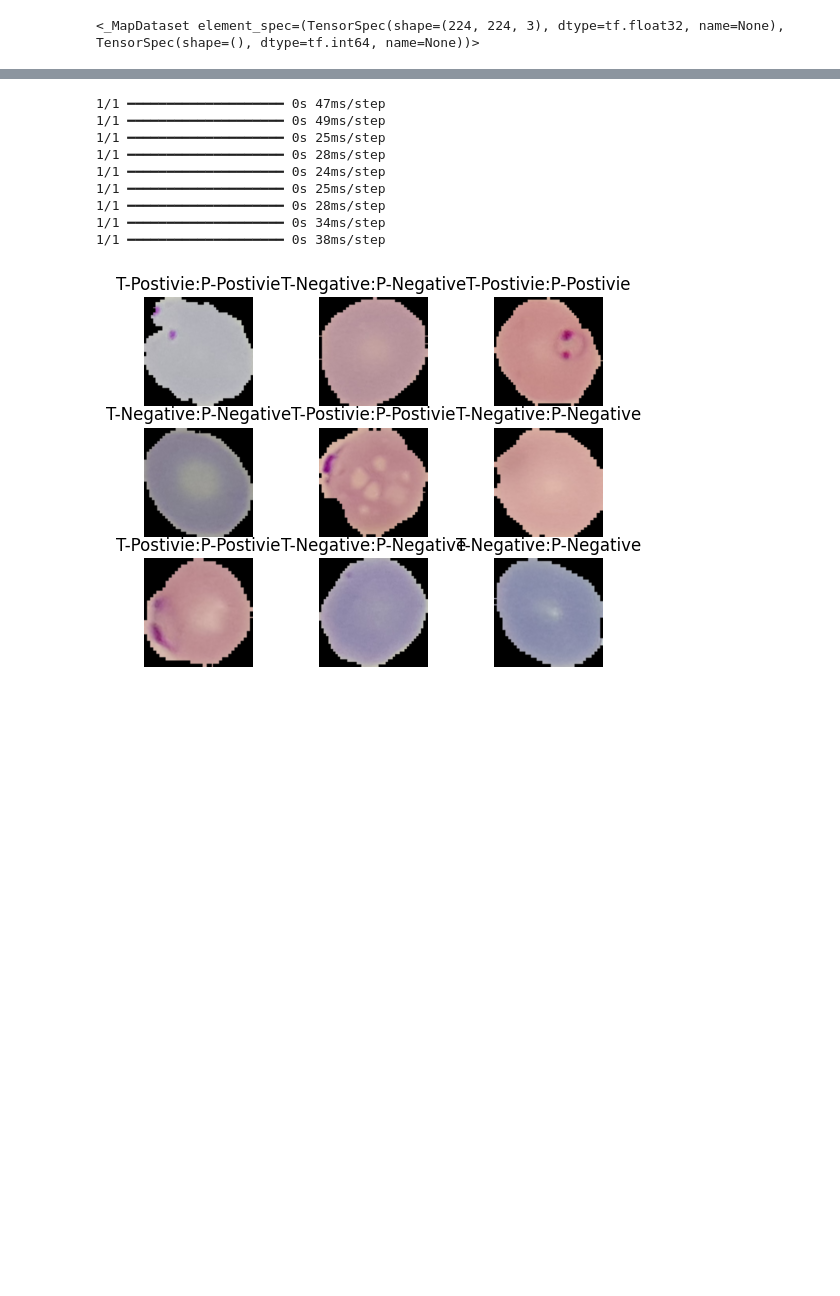
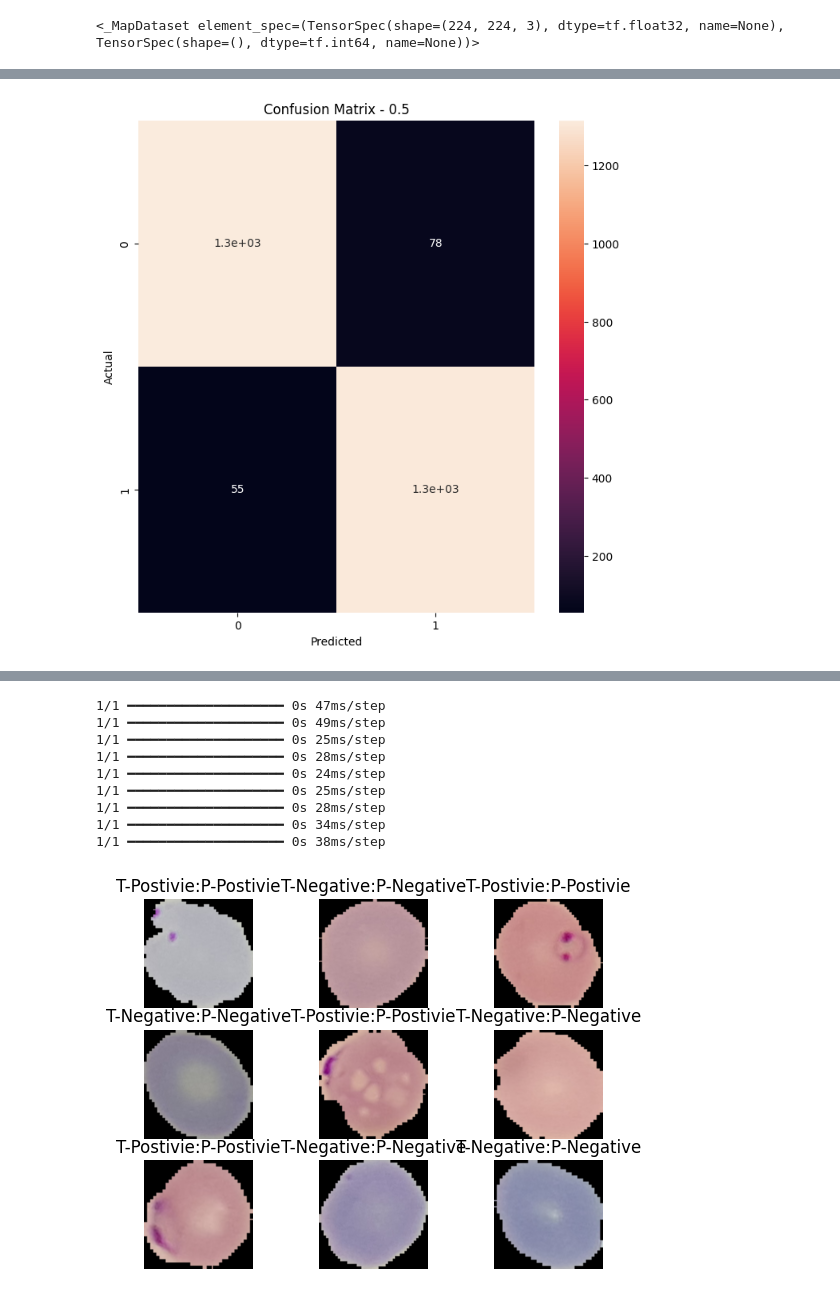
Before and after one commit to yeabwang/malaria-diagnosis, a Jupyter notebook: Malaria_diagnosis.ipynb, the cells around one changed output, grey strips where cells are left out. Drawn from its saved outputs; the diff is of its cells as text; code cells hidden in the pictures; blank space fills up the shorter version.

Commit message:
Confusion matrix implemented

```diff
--- a/Malaria_diagnosis.ipynb
+++ b/Malaria_diagnosis.ipynb
@@ -254,0 +280,14 @@ Test AUC: 0.9839
+# %%
+labels = []
+inp = []
+
+# Collect data from the dataset
+for x, y in test_dataset.as_numpy_iterator():
+    labels.append(y)
+    inp.append(x)
+
+inp_array = np.concatenate(inp, axis=0)
+labels_array = np.concatenate(labels, axis=0)
+
+print(f"Input shape: {inp_array.shape}")
+print(f"Labels shape: {labels_array.shape}")
@@ -254,0 +297,3 @@ Test AUC: 0.9839
+# %%
+predicted = model.predict(inp_array)[:,0,...]
+print(predicted.shape)
@@ -255,3 +303,16 @@ Test AUC: 0.9839
+# %%
+threshold = 0.5
+
+con_metrics = confusion_matrix(labels_array, predicted > threshold)
+plt.figure(figsize=(8,8))
+
+sns.heatmap(con_metrics, annot=True)
+plt.title('Confusion Matrix - {}'.format(threshold))
+plt.xlabel('Predicted')
+plt.ylabel('Actual')
+plt.show()
+# %% [output]
+[figure, added]
 # %%
 model.predict(test_dataset.take(1))[0][0]
 # %% [output]
```
Also changed, not shown: parts of 15 cells of this notebook.
